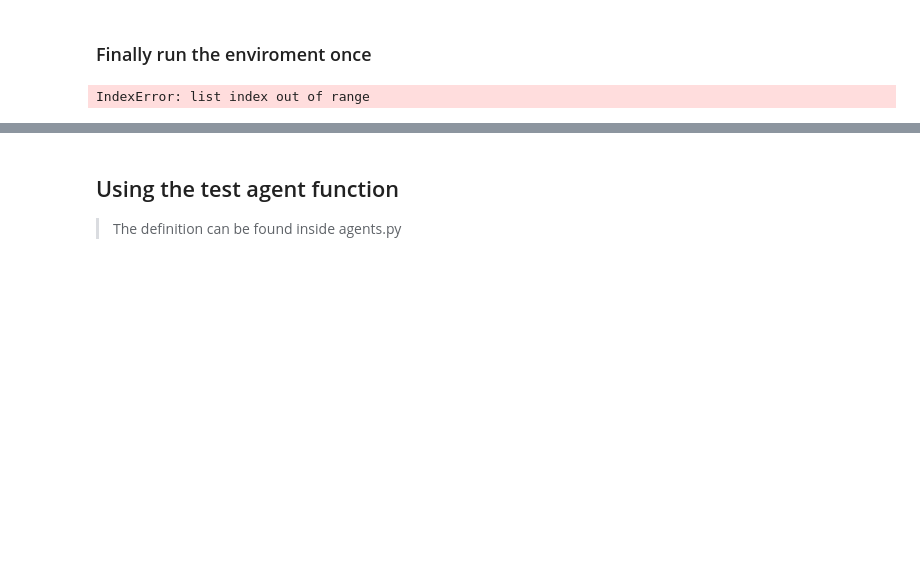
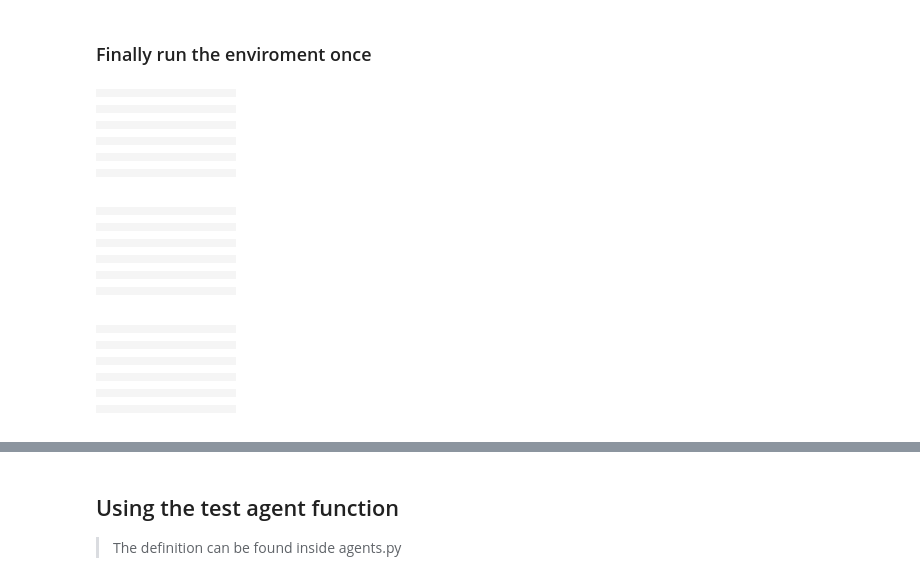
Before and after one commit to Jac-Zac/aima-python, a Jupyter notebook: Homework1.ipynb, the cells around one changed output, grey strips where cells are left out. Drawn from its saved outputs; the diff is of its cells as text; code cells hidden in the pictures; blank space fills up the shorter version.

Commit message:
fixing walls

```diff
--- a/Homework1.ipynb
+++ b/Homework1.ipynb
@@ -87,7 +88,7 @@ class Roomba_Env(XYEnvironment):
     # Define members of the class Roomba_Env
 
     # Probability to spawn a pit in a location
-    dirt_probability = random.uniform(0.2, 0.3)
+    dirt_probability = random.uniform(0.1, 0.3)
     # Probability to spawn an obstacle in a location
     obstacle_probability = random.uniform(0.1, 0.9)
     # Do not print the movment of the Rumba
@@ -95,7 +96,7 @@ class Roomba_Env(XYEnvironment):
 
     # Define the global variable for the colors
     colors = {
-        # 'Obstacle': (80, 80, 80),
+        #'Obstacle': (80, 80, 80),
         'Obstacle': (44, 53, 57),
         'Wall': (44, 53, 57),
         'Roomba': (200, 0, 0),
@@ -137,38 +138,41 @@ class Roomba_Env(XYEnvironment):
         # Add walls at second layer corners if there are walls near those corners
         # someone needs to add this code
 
+    def add_obstacles(self, x_bounds, y_bounds):
+        """Add objects inside grid that work like walls."""
 
+        # first 4 all essentialy because we do not want chess grid like walls
+        # The second 2 are becuase we do not want full lines of walls + obstacles which block the agent
+        surroundings = [(1 , 1), (-1, -1), (-1, 1), (1, -1), (1, 0), (0, 1)]
 
-    def add_objects(self, x_bounds, y_bounds):
-        """Add objects inside grid that work like walls."""
         # Loops to add the obstacles
         for x in range(*x_bounds):
             for y in range(*y_bounds):
                 if random.random() < self.obstacle_probability:
+                    # Rivedi
                     # Check if the location is not a wall and has at least one free adjacent cell in every direction of movement
-                    if not any(isinstance(thing, Wall) for thing in self.list_things_at((x, y))) and \
-                       all(self.is_inbounds((x + dx, y + dy)) and \
-                       not any(isinstance(thing, Obstacle) for thing in self.list_things_at((x + dx, y + dy))) for dx, dy in [(1 , 1), (-1, -1), (-1, 1), (1, -1)]):
+                    if all(self.is_inbounds((x + dx, y + dy)) and \
+                        not any((isinstance(thing, Wall) or isinstance(thing, Obstacle)) for thing in self.list_things_at((x + dx, y + dy))) for dx, dy in surroundings):
                         self.add_thing(Obstacle(), (x, y), True)
 
     def add_dirt(self, x_bounds, y_bounds):
         """Add dirt inside grid"""
         for x in range(*x_bounds):
             for y in range(*y_bounds):
-                if random.random() < self.dirt_probability and not any(isinstance(thing, Obstacle) for thing in self.list_things_at((x, y)))\
-                    and not any(isinstance(thing, Wall) for thing in self.list_things_at((x, y))):
+                if random.random() < self.dirt_probability and not any((isinstance(thing, Obstacle) or (isinstance(thing, Wall))) for thing in self.list_things_at((x, y))):
+                    # and not any(isinstance(thing, Wall) for thing in self.list_things_at((x, y))):
                     # Then you can add the dirt
                     self.add_thing(Dirt(), (x, y), True)
 
     def init_world(self,):
         """Spawn items in the world based on probabilities from the book"""
         # Bounds for the objects and dirt to not overlap with the walls
-        x_bounds = [1, self.x_end]
-        y_bounds = [1, self.y_end]
+        x_bounds = [1, self.x_end - 1]
+        y_bounds = [1, self.y_end - 1]
 
         # add walls objects and dit
         self.add_walls()
-        self.add_objects(x_bounds, y_bounds)
+        self.add_obstacles(x_bounds, y_bounds)
         self.add_dirt(x_bounds, y_bounds)
 
 
@@ -265,7 +269,6 @@ class Roomba_Env(XYEnvironment):
                 if len(world[x][y]):
                     self.grid[y, x] = self.colors[world[x][y][-1].__class__.__name__]
 
-
     def is_done(self):
         '''Is done if ther is no more dirt to Suck'''
         # There is no dirt left
@@ -311,23 +314,58 @@ def simple_program(percepts):
 # %%
 # Create the enviroment with the correct program
 room = Roomba_Env()
 
 import random
 
 # Define a function to get a random position that is not on top of walls, dirt, or obstacles
 def get_random_position(room):
     while True:
         x = random.randint(1, room.width - 2)
         y = random.randint(1, room.height - 2)
-        if not any(isinstance(obj, Wall) for obj in room.list_things_at((x, y))) and\
-        not any(isinstance(obj, Dirt) for obj in room.list_things_at((x, y))) and\
-        not any(isinstance(obj, Obstacle) for obj in room.list_things_at((x, y))):
+        # Good way to write the if statement
+        objects = [Wall, Dirt, Obstacle]
+        if not any(isinstance(obj, var) for var in objects for obj in room.list_things_at((x, y))):
             return (x, y)
 
 # Add the Roomba object to the environment at a random position
 room.add_thing(Roomba(simple_program), get_random_position(room), True)
 
 # Run the rumba for x step with 0 delay because we want to be fast but still show the cool drawings
-room.run(steps = 5, delay = 0.0, draw=True)
+room.run(steps = 5, delay = 0, draw=True)
 # %% [output]
-IndexError: list index out of range
+|  |  |  |  |  |  |  |  |  |  |
+|  |  |  |  |  |  |  |  |  |  |
+|  |  |  |  |  |  |  |  |  |  |
+|  |  |  |  |  |  |  |  |  |  |
+|  |  |  |  |  |  |  |  |  |  |
+|  |  |  |  |  |  |  |  |  |  |
+|  |  |  |  |  |  |  |  |  |  |
+|  |  |  |  |  |  |  |  |  |  |
+|  |  |  |  |  |  |  |  |  |  |
+|  |  |  |  |  |  |  |  |  |  |
+|  |  |  |  |  |  |  |  |  |  |
+|  |  |  |  |  |  |  |  |  |  |
+|  |  |  |  |  |  |  |  |  |  |
+|  |  |  |  |  |  |  |  |  |  |
+|  |  |  |  |  |  |  |  |  |  |
+|  |  |  |  |  |  |  |  |  |  |
+|  |  |  |  |  |  |  |  |  |  |
+|  |  |  |  |  |  |  |  |  |  |
+|  |  |  |  |  |  |  |  |  |  |
+|  |  |  |  |  |  |  |  |  |  |
+|  |  |  |  |  |  |  |  |  |  |
+|  |  |  |  |  |  |  |  |  |  |
+|  |  |  |  |  |  |  |  |  |  |
+|  |  |  |  |  |  |  |  |  |  |
+|  |  |  |  |  |  |  |  |  |  |
+|  |  |  |  |  |  |  |  |  |  |
+|  |  |  |  |  |  |  |  |  |  |
+|  |  |  |  |  |  |  |  |  |  |
+|  |  |  |  |  |  |  |  |  |  |
+|  |  |  |  |  |  |  |  |  |  |
+|  |  |  |  |  |  |  |  |  |  |
+|  |  |  |  |  |  |  |  |  |  |
+|  |  |  |  |  |  |  |  |  |  |
+|  |  |  |  |  |  |  |  |  |  |
+|  |  |  |  |  |  |  |  |  |  |
+|  |  |  |  |  |  |  |  |  |  |
```
Also changed, not shown: parts of 4 cells of this notebook.
